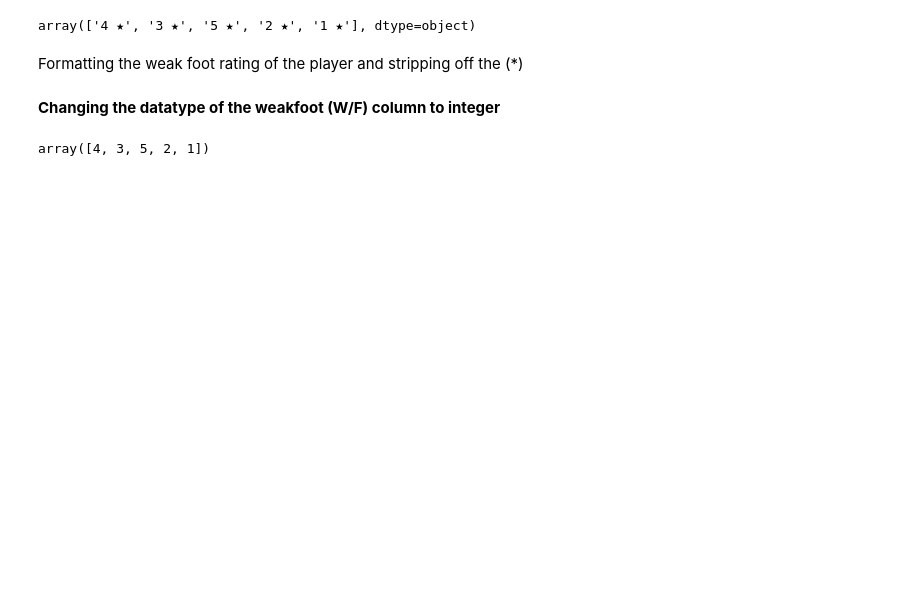
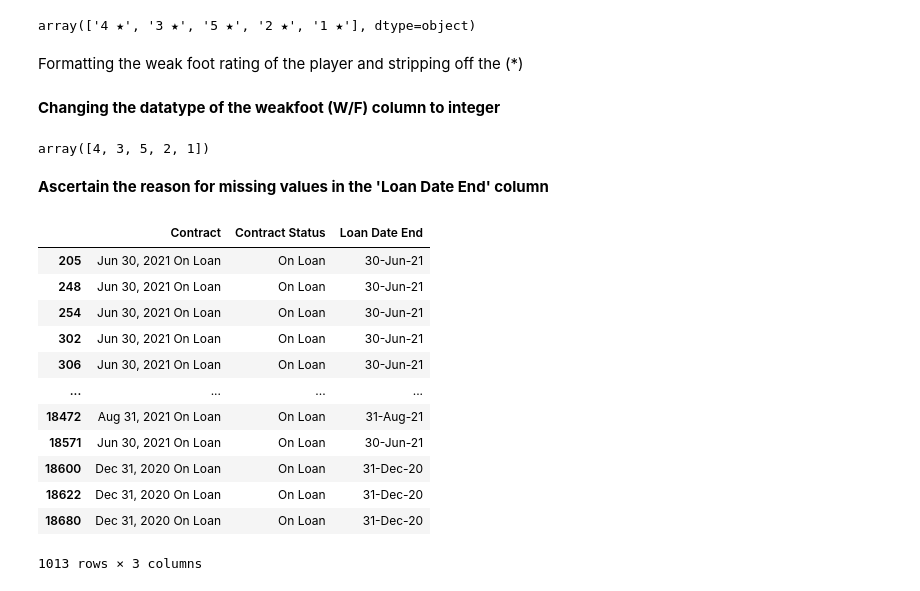
Before and after one commit to ajinkyagaikwad/Data-Cleaning-Project, a Jupyter notebook: Data_Cleaning_Project.ipynb, the cells around one changed output. Cells and saved outputs as stored; diff of their text form; code cells hidden in the pictures; blank space fills up the shorter version.

```diff
--- a/Data_Cleaning_Project.ipynb
+++ b/Data_Cleaning_Project.ipynb
@@ -255,3 +255,22 @@ fifa['W/F'] = fifa['W/F'].astype(int)
 fifa['W/F'].unique()
 # %% [output]
 array([4, 3, 5, 2, 1])
+# %% [markdown]
+**Ascertain the reason for missing values in the 'Loan Date End' column**
+# %%
+on_loan = fifa[fifa['Contract Status'] == 'On Loan']
+on_loan[['Contract','Contract Status','Loan Date End']]
+# %% [output]
+|  | Contract | Contract Status | Loan Date End |
+| 205 | Jun 30, 2021 On Loan | On Loan | 30-Jun-21 |
+| 248 | Jun 30, 2021 On Loan | On Loan | 30-Jun-21 |
+| 254 | Jun 30, 2021 On Loan | On Loan | 30-Jun-21 |
+| 302 | Jun 30, 2021 On Loan | On Loan | 30-Jun-21 |
+| 306 | Jun 30, 2021 On Loan | On Loan | 30-Jun-21 |
+| ... | ... | ... | ... |
+| 18472 | Aug 31, 2021 On Loan | On Loan | 31-Aug-21 |
+| 18571 | Jun 30, 2021 On Loan | On Loan | 30-Jun-21 |
+| 18600 | Dec 31, 2020 On Loan | On Loan | 31-Dec-20 |
+| 18622 | Dec 31, 2020 On Loan | On Loan | 31-Dec-20 |
+| 18680 | Dec 31, 2020 On Loan | On Loan | 31-Dec-20 |
+1013 rows × 3 columns
```
Also changed, not shown: parts of 8 cells of this notebook.
